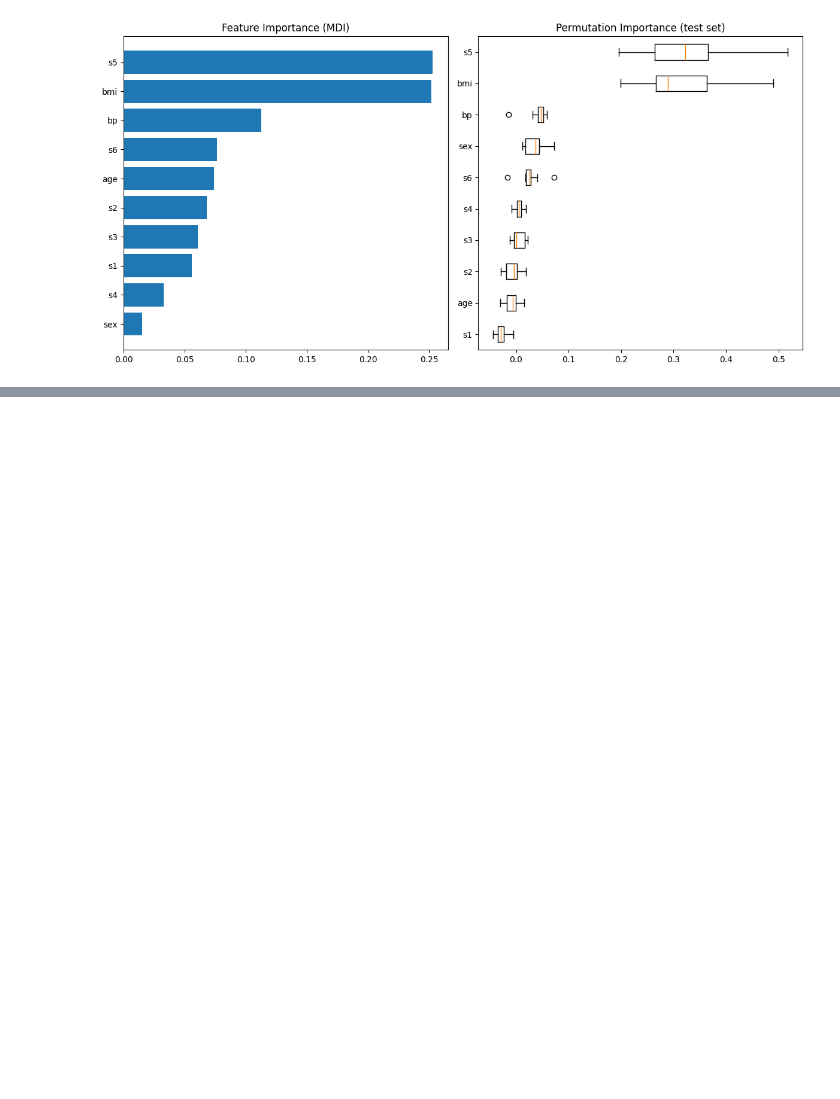
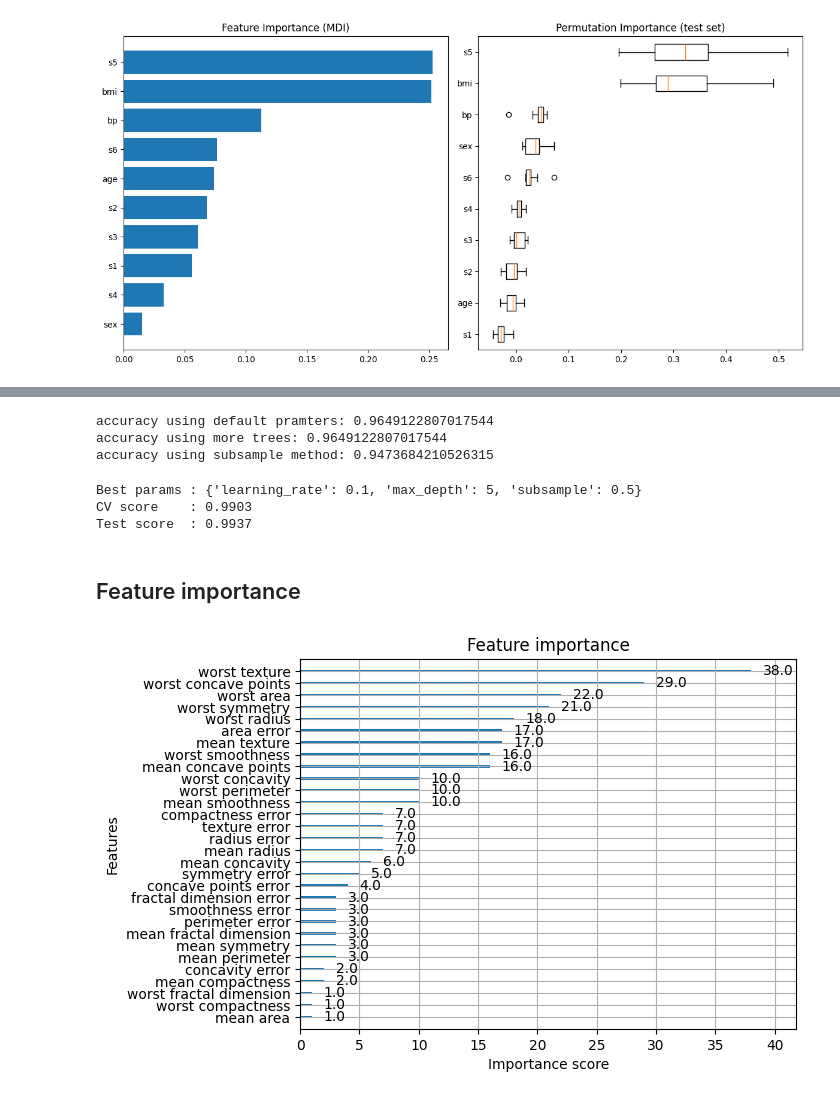
Before and after one commit to Manireddy69/Machine_learning, a Jupyter notebook: Classification/Ensemble methods.ipynb, the cells around one changed output, grey strips where cells are left out. Cells and saved outputs as stored; diff of their text form; code cells hidden in the pictures; blank space fills up the shorter version.

```diff
--- a/Classification/Ensemble methods.ipynb
+++ b/Classification/Ensemble methods.ipynb
@@ -373,0 +483,7 @@ plt.show()
+# %%
+data = load_breast_cancer()
+X, y = pd.DataFrame(data.data, columns= data.feature_names), data.target
+X_train , X_test , y_train , y_test = train_test_split(X, y, test_size= 0.3, random_state= 42, stratify= y)
+## WE use DMatrix for faster computation
+dtrain = xgb.DMatrix(data= X_train, label= y_train)
+dtest = xgb.DMatrix(data = X_test, label= y_test)
@@ -373,0 +520,61 @@ plt.show()
+# %%
+##default parameters
+model_1 = xgb.XGBClassifier(random_state = 42)
+model_1.fit(X_train, y_train)
+print("accuracy using default pramters:", accuracy_score(y_test, model_1.predict(X_test)))
+## increase the no of trees
+model_2 = xgb.XGBClassifier(
+    n_estimators = 300,
+    random_state = 42,
+)
+model_2.fit(X_train, y_train)
+print("accuracy using more trees:", accuracy_score(y_test, model_2.predict(X_test)))
+## ntg changes using increasing the no of trees
+## try using subsample (At each iteration the base classifier is trained on a fraction subsample of the available training data.)
+model_3 = xgb.XGBClassifier(
+    subsample = 0.5,
+    random_state = 42
+)
+model_3.fit(X_train, y_train)
+print("accuracy using subsample method:", accuracy_score(y_test, model_3.predict(X_test)))
+# %% [output]
+accuracy using default pramters: 0.9649122807017544
+accuracy using more trees: 0.9649122807017544
+accuracy using subsample method: 0.9473684210526315
+# %%
+## instead of wanderting around these mutiple parameter we can use hyperparamter tuning
+## approach: StratifiedKFold + Early Stopping
+from sklearn.model_selection import GridSearchCV
+from sklearn.model_selection import StratifiedKFold
+param_grid = {
+    'max_depth': [3,4,5],
+    'learning_rate': [0.05, 0.1, 0.3],
+    'subsample': [0.5, 0.9]
+}
+## GridsearchCV doesn't support DMatrix (optuna does)
+tuner = GridSearchCV(
+    estimator= xgb.XGBClassifier(
+        early_stopping_rounds = 20,
+        random_state = 42
+    ),
+    param_grid= param_grid,
+    cv=StratifiedKFold(n_splits= 5, shuffle= True, random_state= 42),
+    scoring= 'roc_auc',
+    refit= True
+)
+tuner.fit(X_train, y_train, eval_set = [(X_test, y_test)], verbose = False)
+print(f"Best params : {tuner.best_params_}")
+print(f"CV score    : {tuner.best_score_:.4f}")
+print(f"Test score  : {tuner.score(X_test, y_test):.4f}")
+# %% [output]
+Best params : {'learning_rate': 0.1, 'max_depth': 5, 'subsample': 0.5}
+CV score    : 0.9903
+Test score  : 0.9937
+# %% [markdown]
+## Feature importance
+# %%
+best_model = tuner.best_estimator_
+xgb.plot_importance(best_model)
+plt.show()
+# %% [output]
+[figure, added]
```
Also changed, not shown: parts of 12 cells of this notebook, 1 other file.
